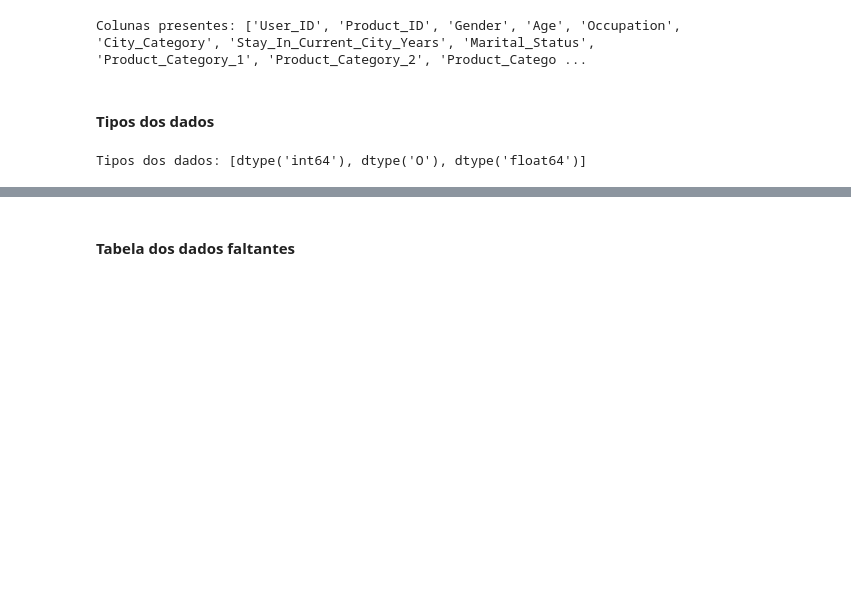
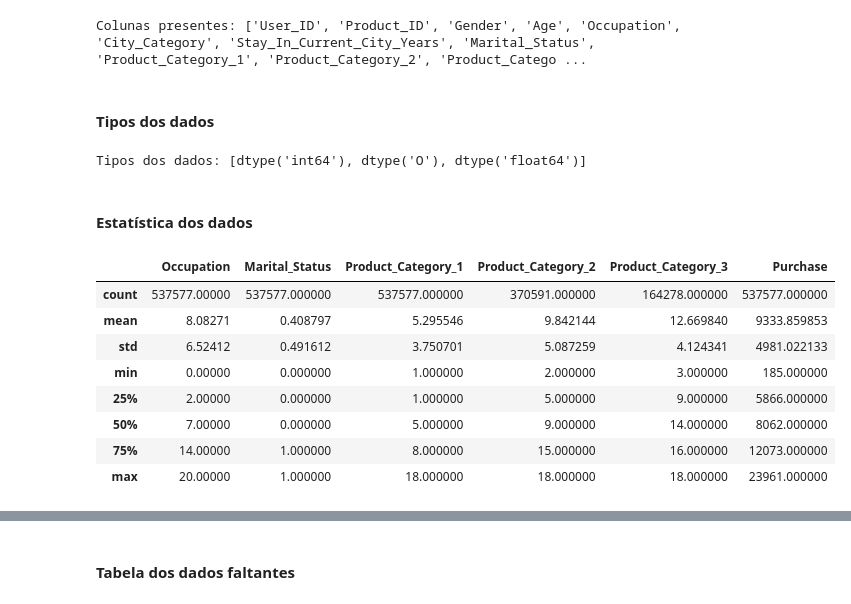
Before and after one commit to LilianeAquino/aceleraDev_DS_codenation, a Jupyter notebook: data-science-0/main.ipynb, the cells around one changed output, grey strips where cells are left out. Saved outputs shown, nothing was run; the diff lists cells and outputs as text; code cells hidden in the pictures; blank space fills up the shorter version.

```diff
--- a/data-science-0/main.ipynb
+++ b/data-science-0/main.ipynb
@@ -43,2 +70,16 @@ print(f'Tipos dos dados: {list(black_friday.dtypes.unique())}')
 # %% [output]
 Tipos dos dados: [dtype('int64'), dtype('O'), dtype('float64')]
+# %% [markdown]
+#### Estatística dos dados
+# %%
+black_friday_copy.drop(['User_ID'], axis=1).describe()
+# %% [output]
+|  | Occupation | Marital_Status | Product_Category_1 | Product_Category_2 | Product_Category_3 | Purchase |
+| count | 537577.00000 | 537577.000000 | 537577.000000 | 370591.000000 | 164278.000000 | 537577.000000 |
+| mean | 8.08271 | 0.408797 | 5.295546 | 9.842144 | 12.669840 | 9333.859853 |
+| std | 6.52412 | 0.491612 | 3.750701 | 5.087259 | 4.124341 | 4981.022133 |
+| min | 0.00000 | 0.000000 | 1.000000 | 2.000000 | 3.000000 | 185.000000 |
+| 25% | 2.00000 | 0.000000 | 1.000000 | 5.000000 | 9.000000 | 5866.000000 |
+| 50% | 7.00000 | 0.000000 | 5.000000 | 9.000000 | 14.000000 | 8062.000000 |
+| 75% | 14.00000 | 1.000000 | 8.000000 | 15.000000 | 16.000000 | 12073.000000 |
+| max | 20.00000 | 1.000000 | 18.000000 | 18.000000 | 18.000000 | 23961.000000 |
```
Also changed, not shown: parts of 30 cells of this notebook.
